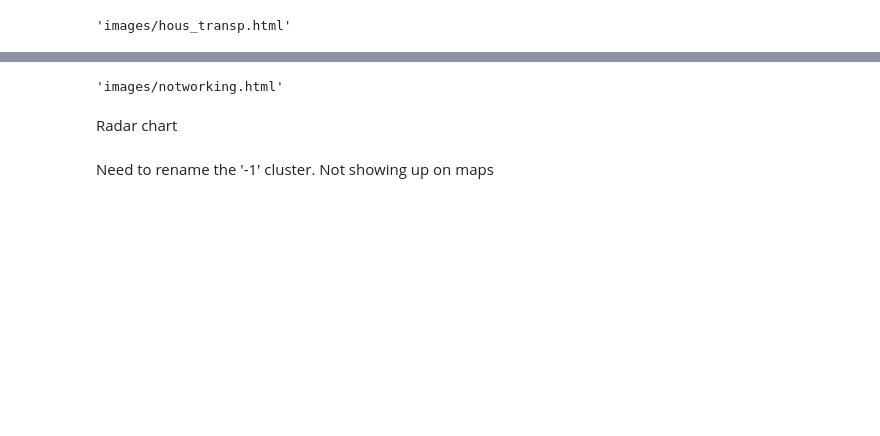
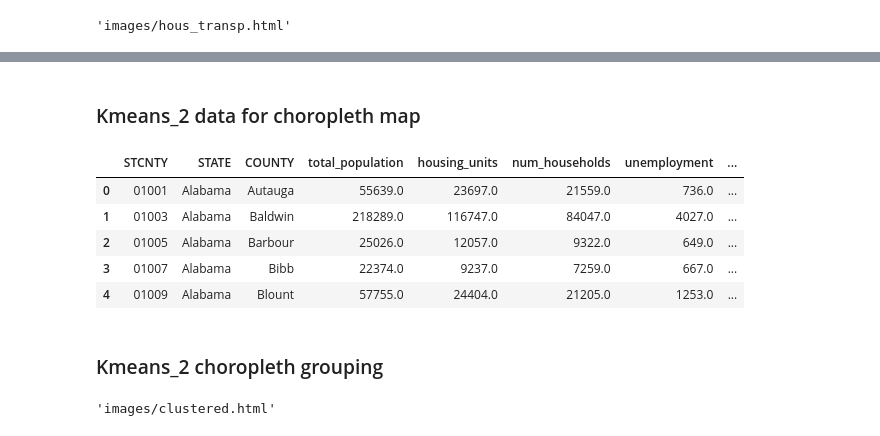
Before and after one commit to DanDryer/co2-socioeconomic-modeling, a Jupyter notebook: visualization.ipynb, the cells around one changed output, grey strips where cells are left out. Drawn from its saved outputs; the diff is of its cells as text; code cells hidden in the pictures; blank space fills up the shorter version.

```diff
--- a/visualization.ipynb
+++ b/visualization.ipynb
@@ -209,16 +395,41 @@ STCNTY
+# %% [markdown]
+### Kmeans_2 data for choropleth map
+# %%
+cluster_data4=pd.read_pickle('data\kmeans_2_v2')
+cluster_data4.rename(columns={'E_TOTPOP':'total_population', 'E_HU':'housing_units',
+                             'E_HH':'num_households', 'E_UNEMP':'unemployment',
+                            'RPL_THEME1':'socioeconomic',
+                             'RPL_THEME2':'household_comp', 'RPL_THEME3':'minority_status', 'RPL_THEME4':'housing_type',
+                             'RPL_THEMES':'overall_svi'}, inplace=True)
+cluster_data4=cluster_data4[['STCNTY', 'STATE','COUNTY', 'total_population','housing_units','num_households','unemployment','socioeconomic','household_comp','minority_status','housing_type','overall_svi','xco2','Cluster']]
+display(cluster_data4.head())
+
+cluster_data4['Cluster'] = cluster_data4['Cluster'].astype(object)
+#svi_co2['co2_1yr_change'] = svi_co2.groupby(['STCNTY'])['xco2'].diff()
+# %% [output]
+|  | STCNTY | STATE | COUNTY | total_population | housing_units | num_households | unemployment | ... |
+| 0 | 01001 | Alabama | Autauga | 55639.0 | 23697.0 | 21559.0 | 736.0 | ... |
+| 1 | 01003 | Alabama | Baldwin | 218289.0 | 116747.0 | 84047.0 | 4027.0 | ... |
+| 2 | 01005 | Alabama | Barbour | 25026.0 | 12057.0 | 9322.0 | 649.0 | ... |
+| 3 | 01007 | Alabama | Bibb | 22374.0 | 9237.0 | 7259.0 | 667.0 | ... |
+| 4 | 01009 | Alabama | Blount | 57755.0 | 24404.0 | 21205.0 | 1253.0 | ... |
+# %% [markdown]
+### Kmeans_2 choropleth grouping
 # %%
-fig = px.choropleth(cluster_data3, geojson=counties_map, locations='location', color='Cluster',
-                        #color_discrete_map="Bluered",
+fig = px.choropleth(cluster_data4, geojson=counties_map, locations='STCNTY', color='Cluster',
+                        color_discrete_map={0:'#636EFA',1:'#EF553B',2:'#00CC96',3:'#AB63FA'},
                         #animation_frame='year',
-                        #hover_data={'STCNTY':False, 'year':False, 'STATE':True, 'COUNTY':True},
+                        hover_data={'STCNTY':False, 'STATE':True, 'COUNTY':True,
+                                    #'total_population':True,'housing_units':True,'num_households':True,
+                                    #'unemployment':True,'socioeconomic':True,'household_comp':True,'minority_status':True,'housing_type':True,'overall_svi':True,'xco2':True
+                                    },
                         scope="usa",
+                        #color_continuous_scale='Plasma',
                         #range_color=(0.5,1),
-                        width=800,
-                        height=600,
+                        #width=1000,
+                        #height=600,
                         )
-fig.update(layout_coloraxis_showscale=False)
-plotly.offline.plot(fig, filename='images/notworking.html', auto_play = False)
+fig.update(layout_coloraxis_showscale=True)
+plotly.offline.plot(fig, filename='images/clustered.html', auto_play = False)
 # %% [output]
-'images/notworking.html'
+'images/clustered.html'
-# %% [markdown]
-Radar chart
@@ -256,2 +435,0 @@ fig.show()
-# %% [markdown]
-Need to rename the '-1' cluster. Not showing up on maps
```
Also changed, not shown: parts of 29 cells of this notebook.
